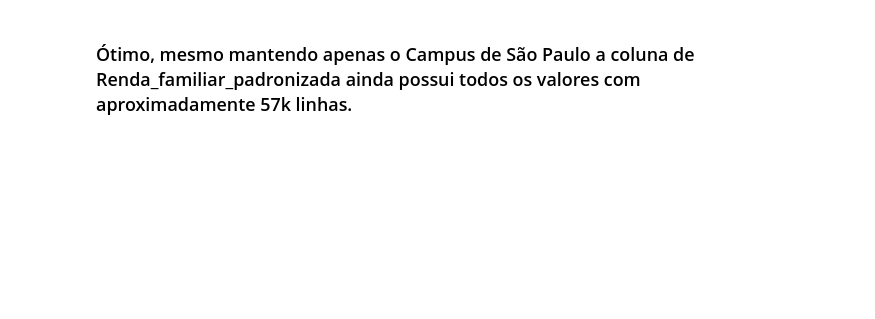
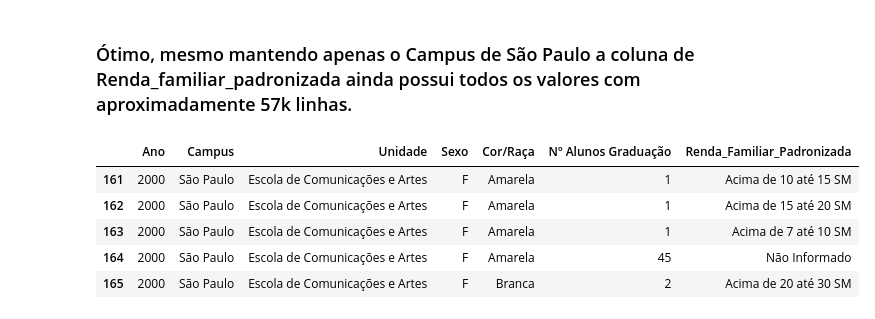
Before and after one commit to PrangeGabriel/alunos_usp, a Jupyter notebook: Alunos_usp_explorer.ipynb, the cells around one changed output. Saved outputs shown, nothing was run; the diff lists cells and outputs as text; code cells hidden in the pictures; blank space fills up the shorter version.

```diff
--- a/Alunos_usp_explorer.ipynb
+++ b/Alunos_usp_explorer.ipynb
@@ -289,3 +300,12 @@ dft.describe(include='all')
 | max | NaN | NaN | NaN | NaN | NaN | 3641.000000 | NaN |
 # %% [markdown]
 ### Ótimo, mesmo mantendo apenas o Campus de São Paulo a coluna de Renda_familiar_padronizada ainda possui todos os valores com aproximadamente 57k linhas.
+# %%
+dft.head(5)
+# %% [output]
+|  | Ano | Campus | Unidade | Sexo | Cor/Raça | Nº Alunos Graduação | Renda_Familiar_Padronizada |
+| 161 | 2000 | São Paulo | Escola de Comunicações e Artes | F | Amarela | 1 | Acima de 10 até 15 SM |
+| 162 | 2000 | São Paulo | Escola de Comunicações e Artes | F | Amarela | 1 | Acima de 15 até 20 SM |
+| 163 | 2000 | São Paulo | Escola de Comunicações e Artes | F | Amarela | 1 | Acima de 7 até 10 SM |
+| 164 | 2000 | São Paulo | Escola de Comunicações e Artes | F | Amarela | 45 | Não Informado |
+| 165 | 2000 | São Paulo | Escola de Comunicações e Artes | F | Branca | 2 | Acima de 20 até 30 SM |
```
Also changed, not shown: parts of 8 cells of this notebook.
